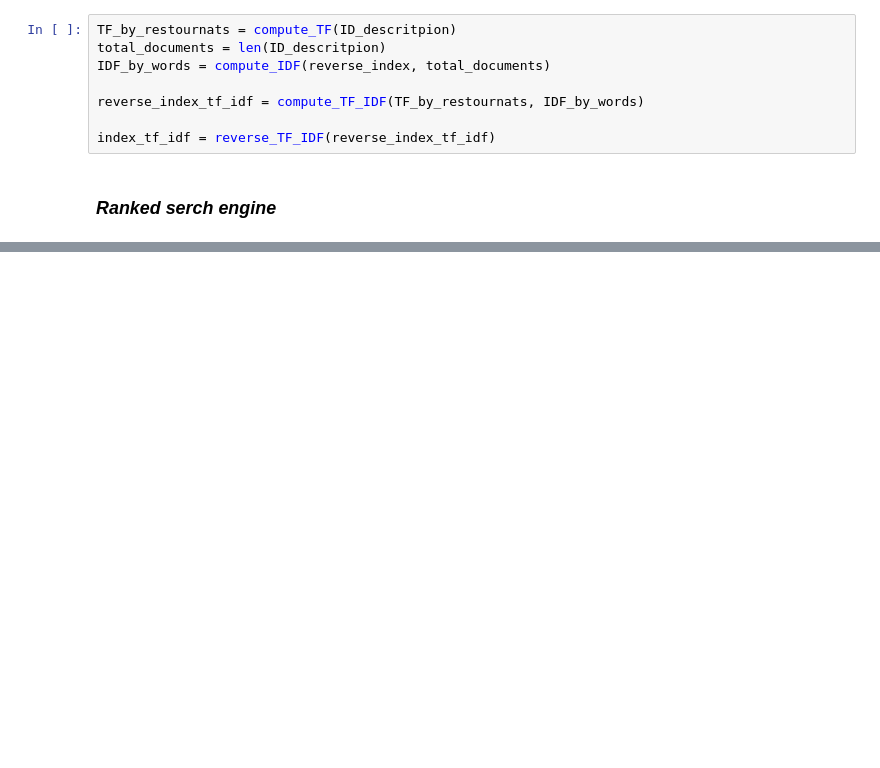
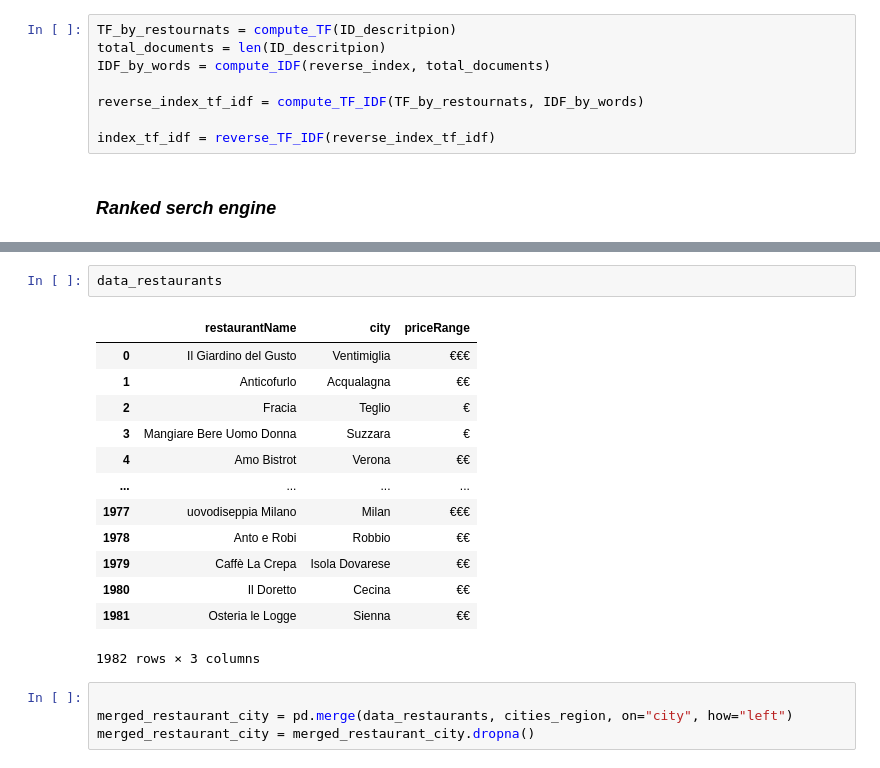
Before and after one commit to khalmatay/michelin-search-engine, a Jupyter notebook: main.ipynb, the cells around one changed output, grey strips where cells are left out. Cells and saved outputs as stored; diff of their text form; blank space fills up the shorter version.

```diff
--- a/main.ipynb
+++ b/main.ipynb
@@ -108,0 +187,20 @@ We found 15 matches!
+# %%
+data_restaurants
+# %% [output]
+|  | restaurantName | city | priceRange |
+| 0 | Il Giardino del Gusto | Ventimiglia | €€€ |
+| 1 | Anticofurlo | Acqualagna | €€ |
+| 2 | Fracia | Teglio | € |
+| 3 | Mangiare Bere Uomo Donna | Suzzara | € |
+| 4 | Amo Bistrot | Verona | €€ |
+| ... | ... | ... | ... |
+| 1977 | uovodiseppia Milano | Milan | €€€ |
+| 1978 | Anto e Robi | Robbio | €€ |
+| 1979 | Caffè La Crepa | Isola Dovarese | €€ |
+| 1980 | Il Doretto | Cecina | €€ |
+| 1981 | Osteria le Logge | Sienna | €€ |
+1982 rows × 3 columns
+# %%
+
+merged_restaurant_city = pd.merge(data_restaurants, cities_region, on="city", how="left")
+merged_restaurant_city = merged_restaurant_city.dropna()
```
Also changed, not shown: parts of 13 cells of this notebook, 3 other files.
